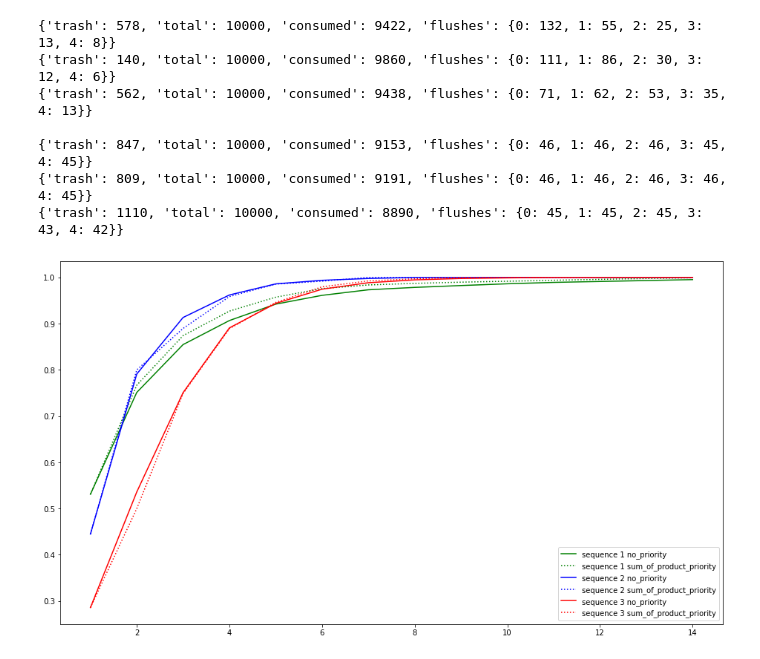
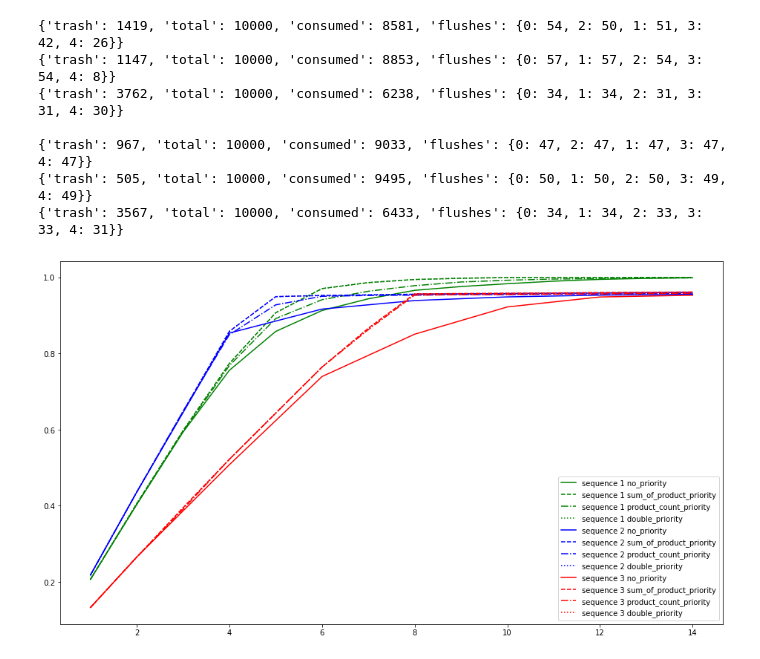
Before and after one commit to MiguelR90/machine-consumption, a Jupyter notebook: Machine Mix & Line Sequence Simulation.ipynb, the cells around one changed output. Saved outputs shown, nothing was run; the diff lists cells and outputs as text; code cells hidden in the pictures.

```diff
--- a/Machine Mix & Line Sequence Simulation.ipynb
+++ b/Machine Mix & Line Sequence Simulation.ipynb
@@ -13,2 +14,8 @@ lock = 21
+# %%
+def generate_batches(batch_size, products, totals, sample_size):
+    sizes = (np.ceil(np.array(totals) / np.min(totals)) * batch_size).astype(int).tolist()
+    iterators = [[product]*size for product, size in zip(products, sizes)]
+    base = cycle(chain(*iterators))
+    return list(dict(zip(range(sample_size), base)).values())
 # %%
 # sequence 1
@@ -115,41 +141,41 @@ def simulate(
         "flushes": dict(flushes)
     }
 # %%
-print(simulate(5, sequence1, products, totals, lock, no_priority, reverse=False))
-print(simulate(5, sequence2, products, totals, lock, no_priority, reverse=False))
-print(simulate(5, sequence3, products, totals, lock, no_priority, reverse=False))
+print(simulate(5, sequence1, products, totals, flush_lock, transition_lock, no_priority, reverse=False))
+print(simulate(5, sequence2, products, totals, flush_lock, transition_lock, no_priority, reverse=False))
+print(simulate(5, sequence3, products, totals, flush_lock, transition_lock, no_priority, reverse=False))
 print()
-print(simulate(5, sequence1, products, totals, lock, double_priority, reverse=True))
-print(simulate(5, sequence2, products, totals, lock, double_priority, reverse=True))
-print(simulate(5, sequence3, products, totals, lock, double_priority, reverse=True))
+print(simulate(5, sequence1, products, totals, flush_lock, transition_lock, double_priority, reverse=True))
+print(simulate(5, sequence2, products, totals, flush_lock, transition_lock, double_priority, reverse=True))
+print(simulate(5, sequence3, products, totals, flush_lock, transition_lock, double_priority, reverse=True))
 # %% [output]
-{'trash': 578, 'total': 10000, 'consumed': 9422, 'flushes': {0: 132, 1: 55, 2: 25, 3: 13, 4: 8}}
-{'trash': 140, 'total': 10000, 'consumed': 9860, 'flushes': {0: 111, 1: 86, 2: 30, 3: 12, 4: 6}}
-{'trash': 562, 'total': 10000, 'consumed': 9438, 'flushes': {0: 71, 1: 62, 2: 53, 3: 35, 4: 13}}
+{'trash': 1419, 'total': 10000, 'consumed': 8581, 'flushes': {0: 54, 2: 50, 1: 51, 3: 42, 4: 26}}
+{'trash': 1147, 'total': 10000, 'consumed': 8853, 'flushes': {0: 57, 1: 57, 2: 54, 3: 54, 4: 8}}
+{'trash': 3762, 'total': 10000, 'consumed': 6238, 'flushes': {0: 34, 1: 34, 2: 31, 3: 31, 4: 30}}
 
-{'trash': 847, 'total': 10000, 'consumed': 9153, 'flushes': {0: 46, 1: 46, 2: 46, 3: 45, 4: 45}}
-{'trash': 809, 'total': 10000, 'consumed': 9191, 'flushes': {0: 46, 1: 46, 2: 46, 3: 46, 4: 45}}
-{'trash': 1110, 'total': 10000, 'consumed': 8890, 'flushes': {0: 45, 1: 45, 2: 45, 3: 43, 4: 42}}
+{'trash': 967, 'total': 10000, 'consumed': 9033, 'flushes': {0: 47, 2: 47, 1: 47, 3: 47, 4: 47}}
+{'trash': 505, 'total': 10000, 'consumed': 9495, 'flushes': {0: 50, 1: 50, 2: 50, 3: 49, 4: 49}}
+{'trash': 3567, 'total': 10000, 'consumed': 6433, 'flushes': {0: 34, 1: 34, 2: 33, 3: 33, 4: 31}}
 # %%
-def averages_of_simulations(num_of_machines, sequence, products, totals, lock, priority, reverse):
+def averages_of_simulations(num_of_machines, sequence, products, totals, flush_lock, transition_lock, priority, reverse):
     simulations = 5
 
     rates = []
 
     for _ in range(simulations):
-        data = simulate(num_of_machines, sequence, products, totals, lock, priority, reverse)
+        data = simulate(num_of_machines, sequence, products, totals, flush_lock, transition_lock, priority, reverse)
         rates.append(data["consumed"]/data["total"])
 
     return np.mean(rates)
 # %%
-x = range(1, 15, 1)
+x = range(1, 15)
 
 def get_the_ys(seq):
     return (
-    [averages_of_simulations(xx, seq, products, totals, lock, no_priority, reverse=False) for xx in x],
-#     [averages_of_simulations(xx, seq, products, totals, lock, sum_of_product_priority, reverse=True) for xx in x],
-#     [averages_of_simulations(xx, seq, products, totals, lock, product_count_priority, reverse=True) for xx in x],
-    [averages_of_simulations(xx, seq, products, totals, lock, sum_of_product_priority, reverse=True) for xx in x],
+    [averages_of_simulations(xx, seq, products, totals, flush_lock, transition_lock, no_priority, reverse=False) for xx in x],
+    [averages_of_simulations(xx, seq, products, totals, flush_lock, transition_lock, sum_of_product_priority, reverse=True) for xx in x],
+    [averages_of_simulations(xx, seq, products, totals, flush_lock, transition_lock, product_count_priority, reverse=True) for xx in x],
+    [averages_of_simulations(xx, seq, products, totals, flush_lock, transition_lock, sum_of_product_priority, reverse=True) for xx in x],
     )
 
 # y1 = get_the_ys(sequence1)
@@ -162,27 +188,27 @@ results = Parallel(n_jobs=3)(delayed(get_the_ys)(i) for i in [sequence1, sequenc
 # %%
 import matplotlib.pyplot as plt
 
 plt.figure(figsize=(16, 9))
 
 plt.plot(x, results[0][0], "-g", label="sequence 1 no_priority")
-# plt.plot(x, results[0][1], "--g", label="sequence 1 sum_of_product_priority")
-# plt.plot(x, results[0][2], "-.g", label="sequence 1 product_count_priority")
-# plt.plot(x, results[0][3], ":g", label="sequence 1 double_priority")
-plt.plot(x, results[0][1], ":g", label="sequence 1 sum_of_product_priority")
+plt.plot(x, results[0][1], "--g", label="sequence 1 sum_of_product_priority")
+plt.plot(x, results[0][2], "-.g", label="sequence 1 product_count_priority")
+plt.plot(x, results[0][3], ":g", label="sequence 1 double_priority")
+# plt.plot(x, results[0][1], ":g", label="sequence 1 sum_of_product_priority")
 
 plt.plot(x, results[1][0], "-b", label="sequence 2 no_priority")
-# plt.plot(x, results[1][1], "--b", label="sequence 2 sum_of_product_priority")
-# plt.plot(x, results[1][2], "-.b", label="sequence 2 product_count_priority")
-# plt.plot(x, results[1][3], ":b", label="sequence 2 double_priority")
-plt.plot(x, results[1][1], ":b", label="sequence 2 sum_of_product_priority")
+plt.plot(x, results[1][1], "--b", label="sequence 2 sum_of_product_priority")
+plt.plot(x, results[1][2], "-.b", label="sequence 2 product_count_priority")
+plt.plot(x, results[1][3], ":b", label="sequence 2 double_priority")
+# plt.plot(x, results[1][1], ":b", label="sequence 2 sum_of_product_priority")
 
 plt.plot(x, results[2][0], "-r", label="sequence 3 no_priority")
-# plt.plot(x, results[2][1], "--r", label="sequence 3 sum_of_product_priority")
-# plt.plot(x, results[2][2], "-.r", label="sequence 3 product_count_priority")
-# plt.plot(x, results[2][3], ":r", label="sequence 3 double_priority")
-plt.plot(x, results[2][1], ":r", label="sequence 3 sum_of_product_priority")
+plt.plot(x, results[2][1], "--r", label="sequence 3 sum_of_product_priority")
+plt.plot(x, results[2][2], "-.r", label="sequence 3 product_count_priority")
+plt.plot(x, results[2][3], ":r", label="sequence 3 double_priority")
+# plt.plot(x, results[2][1], ":r", label="sequence 3 sum_of_product_priority")
 
 plt.legend()
 plt.show()
 # %% [output]
-[figure, old version]
+[figure, new version]
```
Also changed, not shown: parts of 5 cells of this notebook.
